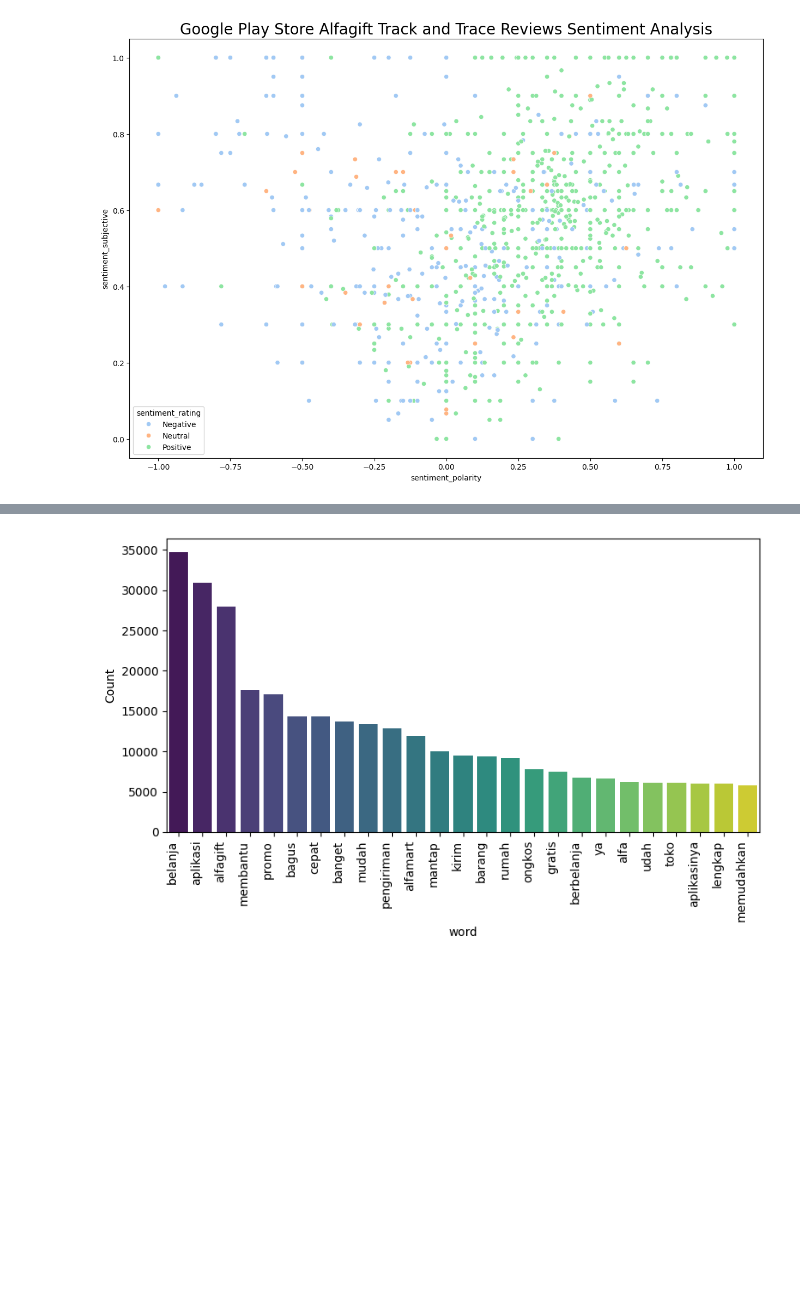
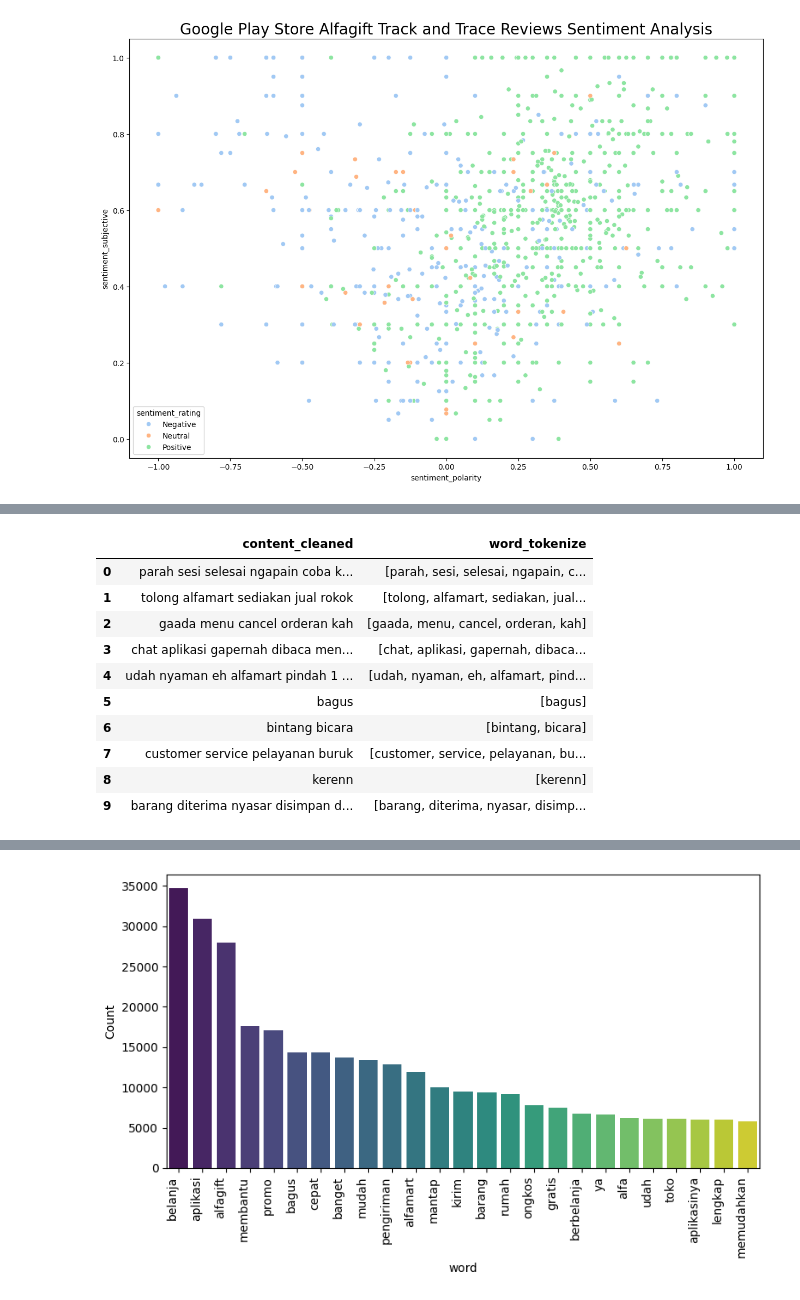
Before and after one commit to zakyalkhair/alfagift-sentiment-analysis, a Jupyter notebook: week 2&3/alfagift_preprocessing.ipynb, the cells around one changed output, grey strips where cells are left out. Saved outputs shown, nothing was run; the diff lists cells and outputs as text; code cells hidden in the pictures; blank space fills up the shorter version.

```diff
--- a/week 2&3/alfagift_preprocessing.ipynb
+++ b/week 2&3/alfagift_preprocessing.ipynb
@@ -270,0 +296,12 @@ df_alfagiftrev_stopwords['content_cleaned'] = df_alfagiftrev_stopwords['content_
+# %%
+import nltk
+nltk.download('punkt')
+nltk.download('punkt_tab')
+from nltk.tokenize import word_tokenize
+
+# Pastikan tipe data string dan lakukan tokenisasi
+df_alfagiftrev_stopwords['word_tokenize'] = df_alfagiftrev_stopwords['content_cleaned'].apply(lambda x: word_tokenize(str(x)))
+
+# Tampilkan hasil
+display(df_alfagiftrev_stopwords[['content_cleaned', 'word_tokenize']].head(10))
+# %% [output]
@@ -270,0 +312,11 @@ df_alfagiftrev_stopwords['content_cleaned'] = df_alfagiftrev_stopwords['content_
+|  | content_cleaned | word_tokenize |
+| 0 | parah sesi selesai ngapain coba k... | [parah, sesi, selesai, ngapain, c... |
+| 1 | tolong alfamart sediakan jual rokok | [tolong, alfamart, sediakan, jual... |
+| 2 | gaada menu cancel orderan kah | [gaada, menu, cancel, orderan, kah] |
+| 3 | chat aplikasi gapernah dibaca men... | [chat, aplikasi, gapernah, dibaca... |
+| 4 | udah nyaman eh alfamart pindah 1 ... | [udah, nyaman, eh, alfamart, pind... |
+| 5 | bagus | [bagus] |
+| 6 | bintang bicara | [bintang, bicara] |
+| 7 | customer service pelayanan buruk | [customer, service, pelayanan, bu... |
+| 8 | kerenn | [kerenn] |
+| 9 | barang diterima nyasar disimpan d... | [barang, diterima, nyasar, disimp... |
```
Also changed, not shown: parts of 36 cells of this notebook.
